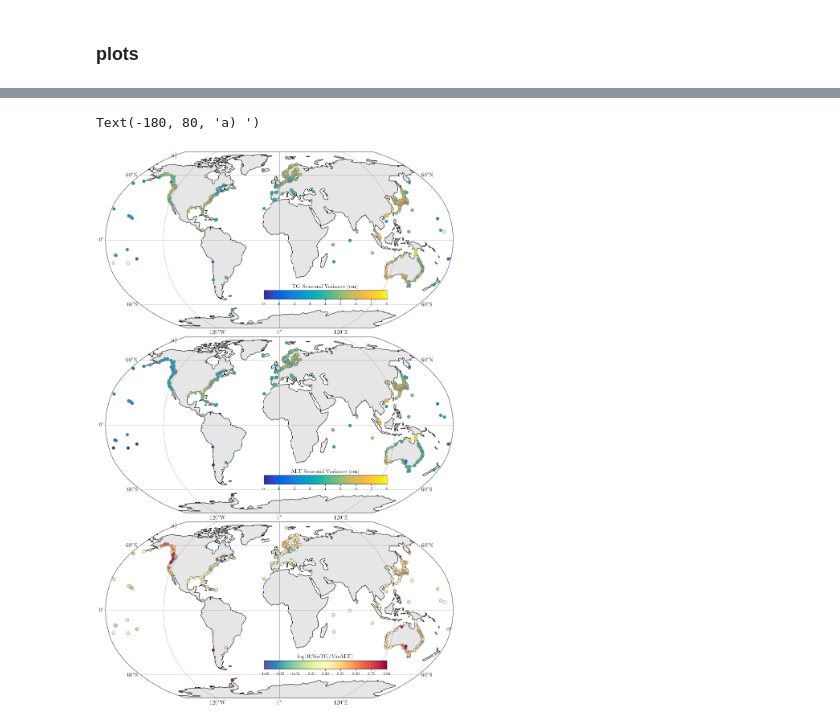
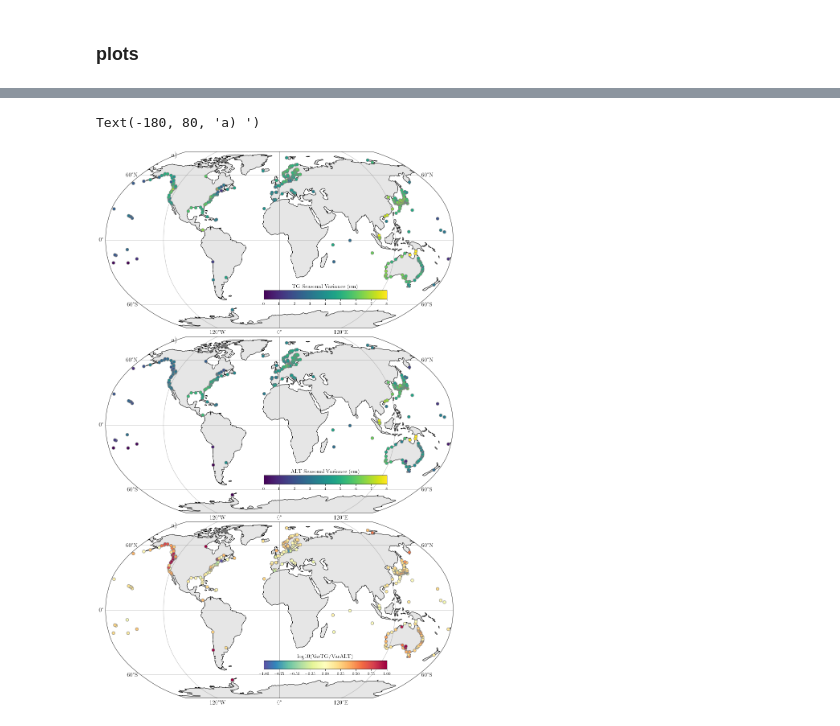
Before and after one commit to clittleaer/pyde_gauge, a Jupyter notebook: code/comp_at_points.ipynb, the cells around one changed output, grey strips where cells are left out. Saved outputs shown, nothing was run; the diff lists cells and outputs as text; code cells hidden in the pictures.

```diff
--- a/code/comp_at_points.ipynb
+++ b/code/comp_at_points.ipynb
@@ -206,10 +90,9 @@ def detrend_df(df):
 # %% [markdown]
 ### bring in datasets and preprocess as necessary
 # %%
-tgs_in=pd.read_pickle("real_tgs_in.pkl")
+tgs_in=pd.read_csv("real_tgs_in.csv")
 tg_ibcorr = pd.read_pickle("tg_ts_93_18.pkl")
 tg_ib = pd.read_pickle("tg_ib_93_18.pkl")
 alt_ibcorr = pd.read_pickle("real_alt_ts.pkl")
 fosi_ibcorr = pd.read_pickle("real_lr3_ts.pkl")
 pd.set_option('display.max_rows', 10)
-tgs_in
@@ -552,7 +419,7 @@ cb_h=.012
 
 vmin=0
 vmax=8
-cmap=parula_map
+cmap='viridis'
 
 # ax = plt.subplot2grid((1,1), (0, 0), colspan=1, rowspan=1, projection=xccrs.Robinson())
 ax = fig.add_subplot(3,1,2, projection=xccrs.Robinson())
@@ -564,34 +431,34 @@ z=np.log2(z)
 
 filled1=plot_map_lg(ax, tgs_in.lon, tgs_in.lat, z, vmin, vmax, cmap)
 place_cbar(fig,filled1,pos,xshift,yshift,cb_w,cb_h,'ALT Seasonal Variance (cm)')
 ax.text(-180,80, panellabs[0]+') ' ,transform=xccrs.PlateCarree(), fontsize=18, weight='bold')
 
 ax = fig.add_subplot(3,1,1, projection=xccrs.Robinson())
 pos = ax.get_position() # get the original position
 z=np.var(ts1_mean_sea)
 z2=z
 z=np.log2(z)
 # z=z.max(axis=1)-z.min(axis=1)
 
 filled1=plot_map_lg(ax, tgs_in.lon, tgs_in.lat, z, vmin, vmax, cmap)
 place_cbar(fig,filled1,pos,xshift,yshift,cb_w,cb_h,'TG Seasonal Variance (cm)')
 ax.text(-180,80, panellabs[0]+') ' ,transform=xccrs.PlateCarree(), fontsize=18, weight='bold')
 
 vmin=-1
 vmax=1
 cmap='Spectral_r'
 
 ax = fig.add_subplot(3,1,3, projection=xccrs.Robinson())
 pos = ax.get_position() # get the original position
 z=np.log10(z2/z1)
 
 filled1=plot_map_lg(ax, tgs_in.lon, tgs_in.lat, z, vmin, vmax, cmap)
 place_cbar(fig,filled1,pos,xshift,yshift,cb_w,cb_h,'log10(VarTG/VarALT)')
 # fig.colorbar(filled1,fraction=0.046, pad=0.04)
 ax.text(-180,80, panellabs[0]+') ' ,transform=xccrs.PlateCarree(), fontsize=18, weight='bold')
 # %% [output]
 Text(-180, 80, 'a) ')
-[figure, old version]
+[figure, new version]
 # %%
 fig = plt.figure(figsize=(25,25))#, tighreset_indexout=True)
 tt=tgs_in.set_index('name')
```
Also changed, not shown: parts of 15 cells of this notebook, 3 other files.
